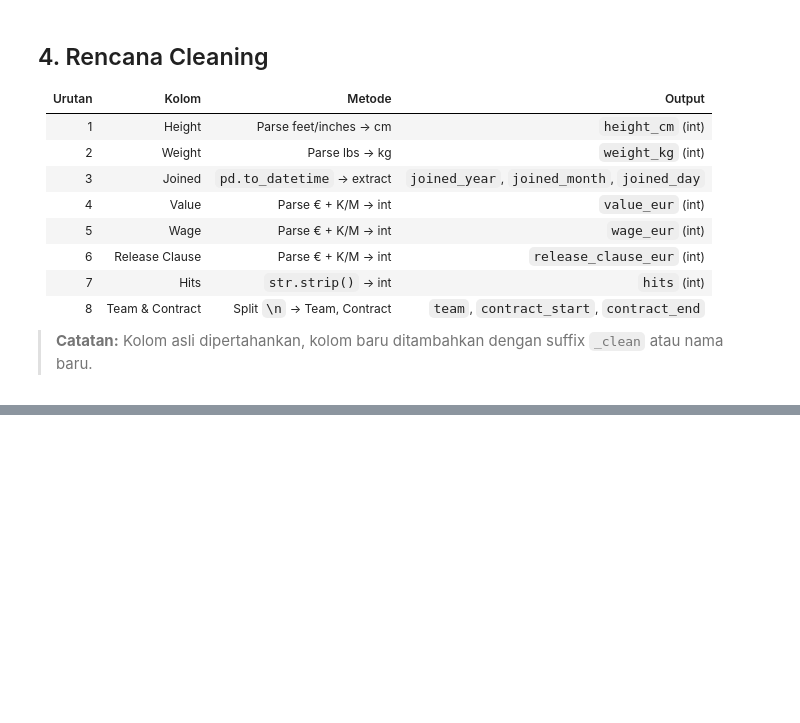
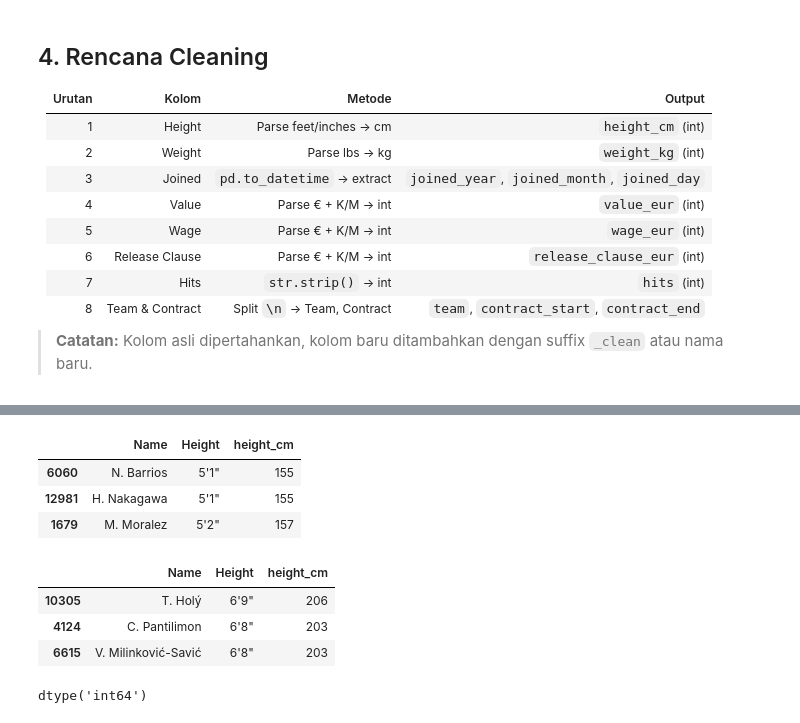
Before and after one commit to sutarozu/fifa-21-player-project, a Jupyter notebook: notebooks/01_eda_cleaning.ipynb, the cells around one changed output, grey strips where cells are left out. Cells and saved outputs as stored; diff of their text form; code cells hidden in the pictures; blank space fills up the shorter version.

Commit message:
feat: clean height (ft/in to cm) and weight (lbs to kg) with validation

```diff
--- a/notebooks/01_eda_cleaning.ipynb
+++ b/notebooks/01_eda_cleaning.ipynb
@@ -223,0 +231,21 @@ for i, val in enumerate(df_fifa21['Team & Contract'].head(3)):
+# %%
+def parse_height_ft_in(height_str):
+    """
+    Konversi string '5'7"' atau '5'11"' ke cm (integer).
+    Return None jika gagal parse.
+    """
+    if pd.isna(height_str):
+        return None
+    # Regex: capture feet dan inches
+    match = re.match(r"(\d+)'(\d+)\"?", str(height_str).strip())
+    if not match:
+        return None
+    feet = int(match.group(1))
+    inches = int(match.group(2))
+    cm = round(feet * 30.48 + inches * 2.54)
+    return cm
+
+# Test fungsi dengan data dummy
+test_heights = ["5'7\"", "6'0\"", "5'11\"", "4'11\"", "6'2\""]
+for h in test_heights:
+    print(f"{h:>6} → {parse_height_ft_in(h)} cm")
@@ -223,0 +258,7 @@ for i, val in enumerate(df_fifa21['Team & Contract'].head(3)):
+# %%
+df_fifa21['height_cm'] = df_fifa21['Height'].apply(parse_height_ft_in)
+
+print("Sample hasil:")
+print(df_fifa21[['Height', 'height_cm']].head(10))
+print(f"\nMissing height_cm: {df_fifa21['height_cm'].isna().sum()}")
+print(f"Range: {df_fifa21['height_cm'].min()} - {df_fifa21['height_cm'].max()} cm")
@@ -223,0 +281,18 @@ for i, val in enumerate(df_fifa21['Team & Contract'].head(3)):
+# %%
+df_fifa21.nsmallest(3, 'height_cm')[['Name', 'Height', 'height_cm']]
+# %% [output]
+|  | Name | Height | height_cm |
+| 6060 | N. Barrios | 5'1" | 155 |
+| 12981 | H. Nakagawa | 5'1" | 155 |
+| 1679 | M. Moralez | 5'2" | 157 |
+# %%
+df_fifa21.nlargest(3, 'height_cm')[['Name', 'Height', 'height_cm']]
+# %% [output]
+|  | Name | Height | height_cm |
+| 10305 | T. Holý | 6'9" | 206 |
+| 4124 | C. Pantilimon | 6'8" | 203 |
+| 6615 | V. Milinković-Savić | 6'8" | 203 |
+# %%
+df_fifa21["height_cm"].dtypes
+# %% [output]
+dtype('int64')
```
Also changed, not shown: parts of 16 cells of this notebook.
